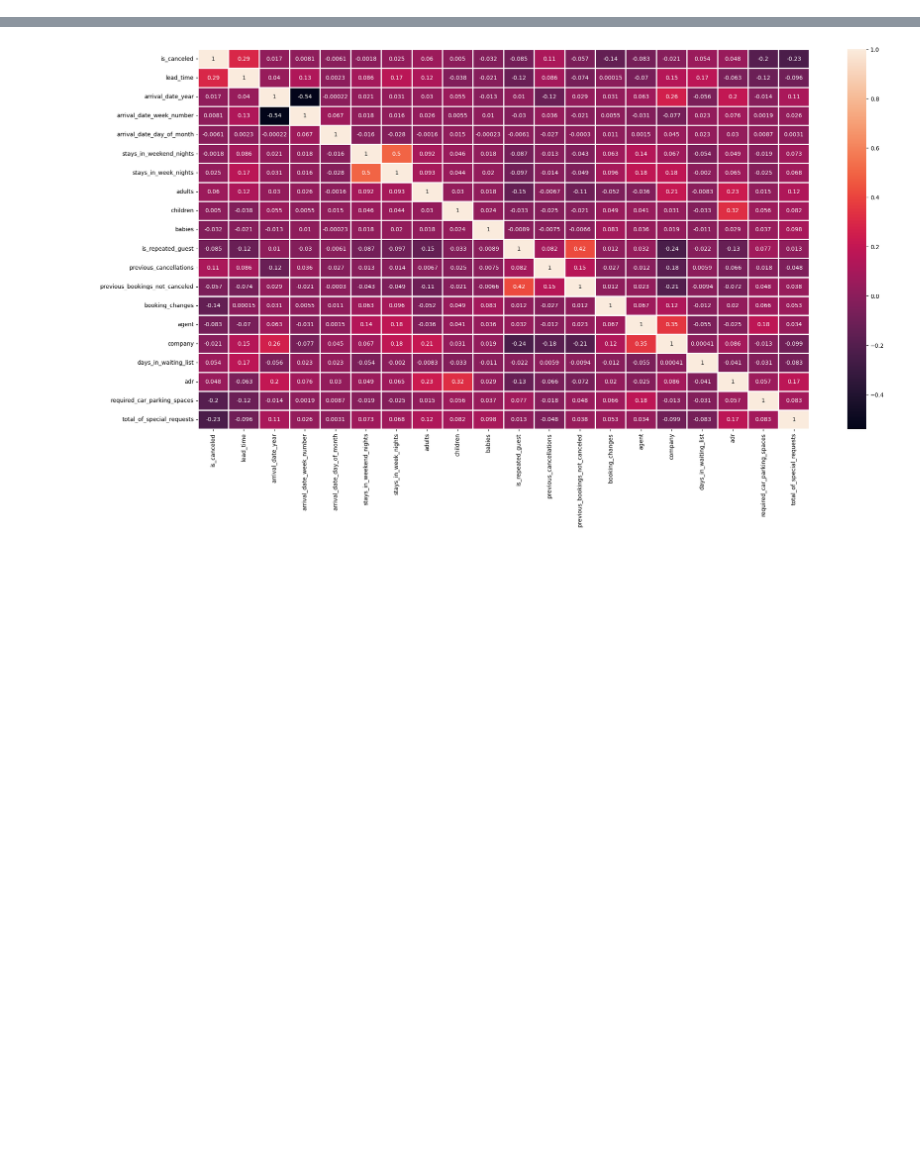
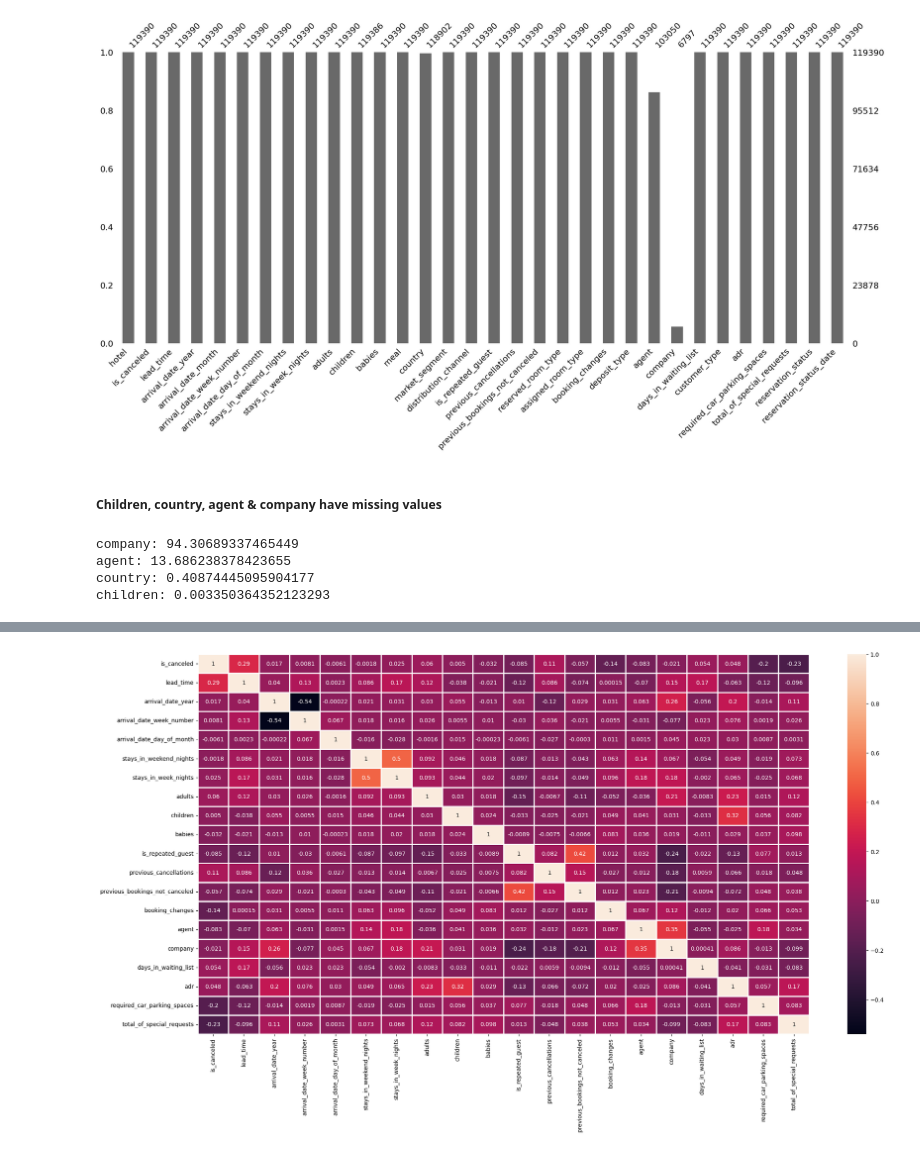
Before and after one commit to midoplays/DAProject, a Jupyter notebook: project.ipynb, the cells around one changed output, grey strips where cells are left out. Cells and saved outputs as stored; diff of their text form; code cells hidden in the pictures; blank space fills up the shorter version.

```diff
--- a/project.ipynb
+++ b/project.ipynb
@@ -75,0 +159,18 @@ df.head()
+# %%
+# Visualize missing data
+msno.bar(df);
+# %% [output]
+[figure, added]
+# %% [markdown]
+##### Children, country, agent & company have missing values
+# %%
+# seeing percentage of NULL values among each feature
+print('company:', 100*(df.company.isnull().sum()/len(df.company.index)))
+print('agent:', 100*(df.agent.isnull().sum()/len(df.agent.index)))
+print('country:', 100*(df.country.isnull().sum()/len(df.country.index)))
+print('children:', 100*(df.children.isnull().sum()/len(df.children.index)))
+# %% [output]
+company: 94.30689337465449
+agent: 13.686238378423655
+country: 0.40874445095904177
+children: 0.003350364352123293
```
Also changed, not shown: parts of 51 cells of this notebook.
